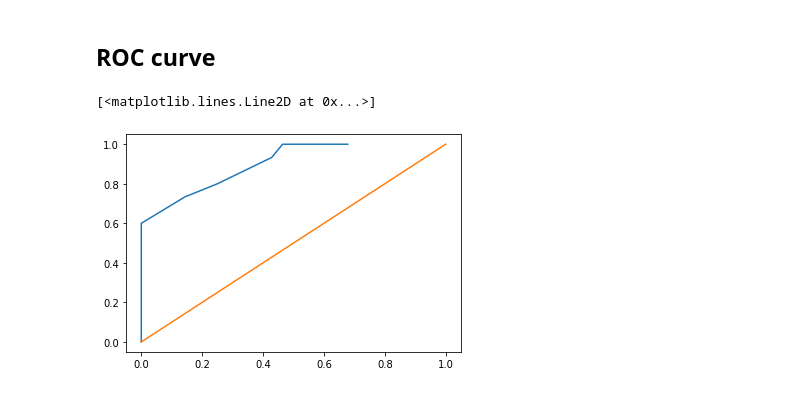
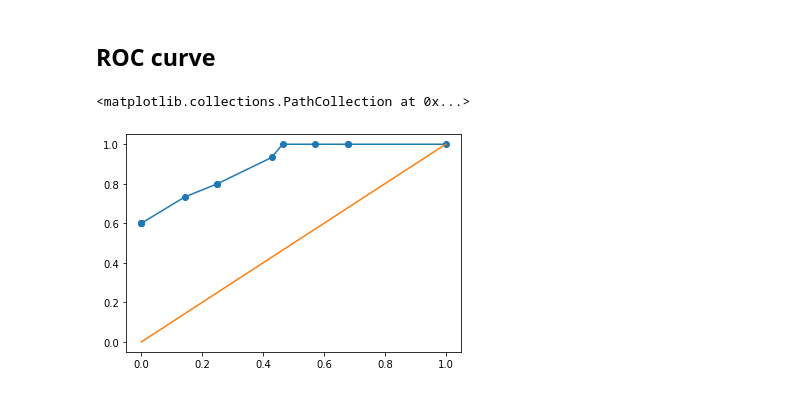
Before and after one commit to jumin94/MPE_CDT_2021, a Jupyter notebook: exploratory_analysis.ipynb, the cells around one changed output. Cells and saved outputs as stored; diff of their text form; code cells hidden in the pictures.

```diff
--- a/exploratory_analysis.ipynb
+++ b/exploratory_analysis.ipynb
@@ -251,7 +251,7 @@ def categorization_threshold(df,N,thresh):
     categories = np.where(df['obs'] <= terciles[0],1,0)*(-1) + np.where(df['obs'] >= terciles[1],1,0)
     df['obs_cat'] = categories
     for i in range(N):
-        categories = np.where(df['AN'] < thresh,1,0)*(-1) + np.where(df['AN'] > thresh,1,0)
+        categories = np.where(df['AN'] < thresh,1,0)*(-1) + np.where(df['AN'] >= thresh,1,0)
         df[str(thresh)] = categories
 
     return df
@@ -283,6 +283,13 @@ for t in bins:
     hit_rate.append( cats_mf_prob_table[0,0]/(cats_mf_prob_table[0,2]))
     fa_rate.append(cats_mf_prob_table[1,0]/(cats_mf_prob_table[1,2]))
 
+bins = np.array([1])
+for t in bins:
+    cats_mf_prob = categorization_threshold(df_mf_prob,n,t)
+    cats_mf_prob_table = cont_table(cats_mf_prob['obs_cat'],cats_mf_prob[str(t)])
+    hit_rate.append( cats_mf_prob_table[0,0]/(cats_mf_prob_table[0,2]))
+    fa_rate.append(cats_mf_prob_table[1,0]/(cats_mf_prob_table[1,2]))
+
 print(cats_mf_prob_table)
 print('hit rate above normal: ' , cats_mf_prob_table[0,0]/(cats_mf_prob_table[0,2]))
 print('false alarm rate above normal: ' , cats_mf_prob_table[1,0]/(cats_mf_prob_table[1,2]))
@@ -293,3 +300,4 @@ hit rate above normal:  0.0
 false alarm rate above normal:  0.0
 # %%
-hit_rate
+hit_rate.append(0)
+fa_rate.append(0)
@@ -310,6 +306,7 @@ hit_rate
 # %%
 plt.plot(np.array(fa_rate),np.array(hit_rate))
 plt.plot(np.array([0,1]),np.array([0,1]))
+plt.scatter(np.array(fa_rate),np.array(hit_rate))
 # %% [output]
-[<matplotlib.lines.Line2D at 0x...>]
+<matplotlib.collections.PathCollection at 0x...>
-[figure, old version]
+[figure, new version]
```
Also changed, not shown: parts of 5 cells of this notebook.
